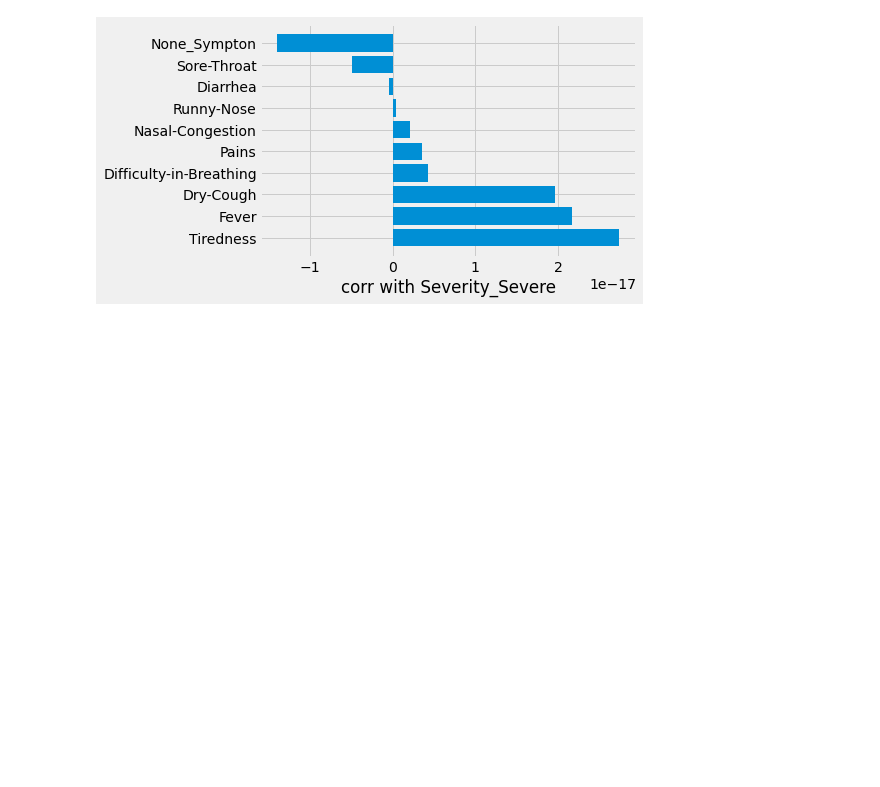
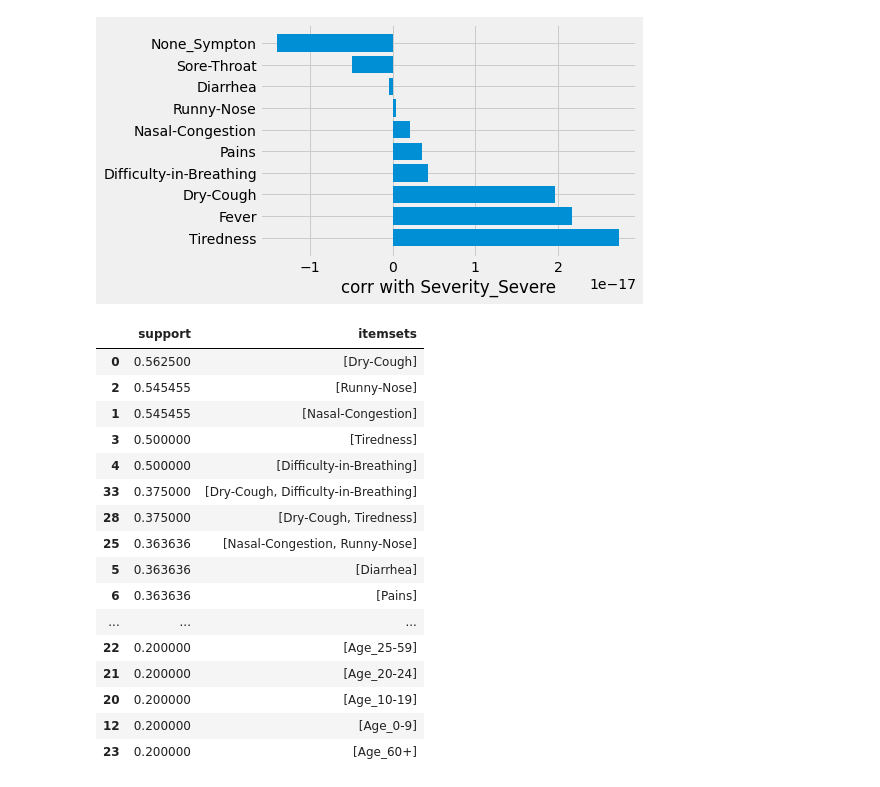
Before and after one commit to RamyaNagarajan88/Covid_Sample_Detection, a Jupyter notebook: main.ipynb, the cells around one changed output. Saved outputs shown, nothing was run; the diff lists cells and outputs as text; code cells hidden in the pictures; blank space fills up the shorter version.

Commit message:
updated fp rules

```diff
--- a/main.ipynb
+++ b/main.ipynb
@@ -145,0 +130,26 @@ for severity_level in severity:
+# %%
+ass_rules=fpgrowth(data,min_support=0.2,use_colnames=True)
+# %%
+ass_rules.sort_values(by='support',inplace=True,ascending=False)
+# %%
+ass_rules['itemsets']=ass_rules['itemsets'].apply(lambda x:list(x))
+# %%
+ass_rules
+# %% [output]
+|  | support | itemsets |
+| 0 | 0.562500 | [Dry-Cough] |
+| 2 | 0.545455 | [Runny-Nose] |
+| 1 | 0.545455 | [Nasal-Congestion] |
+| 3 | 0.500000 | [Tiredness] |
+| 4 | 0.500000 | [Difficulty-in-Breathing] |
+| 33 | 0.375000 | [Dry-Cough, Difficulty-in-Breathing] |
+| 28 | 0.375000 | [Dry-Cough, Tiredness] |
+| 25 | 0.363636 | [Nasal-Congestion, Runny-Nose] |
+| 5 | 0.363636 | [Diarrhea] |
+| 6 | 0.363636 | [Pains] |
+| ... | ... | ... |
+| 22 | 0.200000 | [Age_25-59] |
+| 21 | 0.200000 | [Age_20-24] |
+| 20 | 0.200000 | [Age_10-19] |
+| 12 | 0.200000 | [Age_0-9] |
+| 23 | 0.200000 | [Age_60+] |
```
Also changed, not shown: parts of 3 cells of this notebook.
